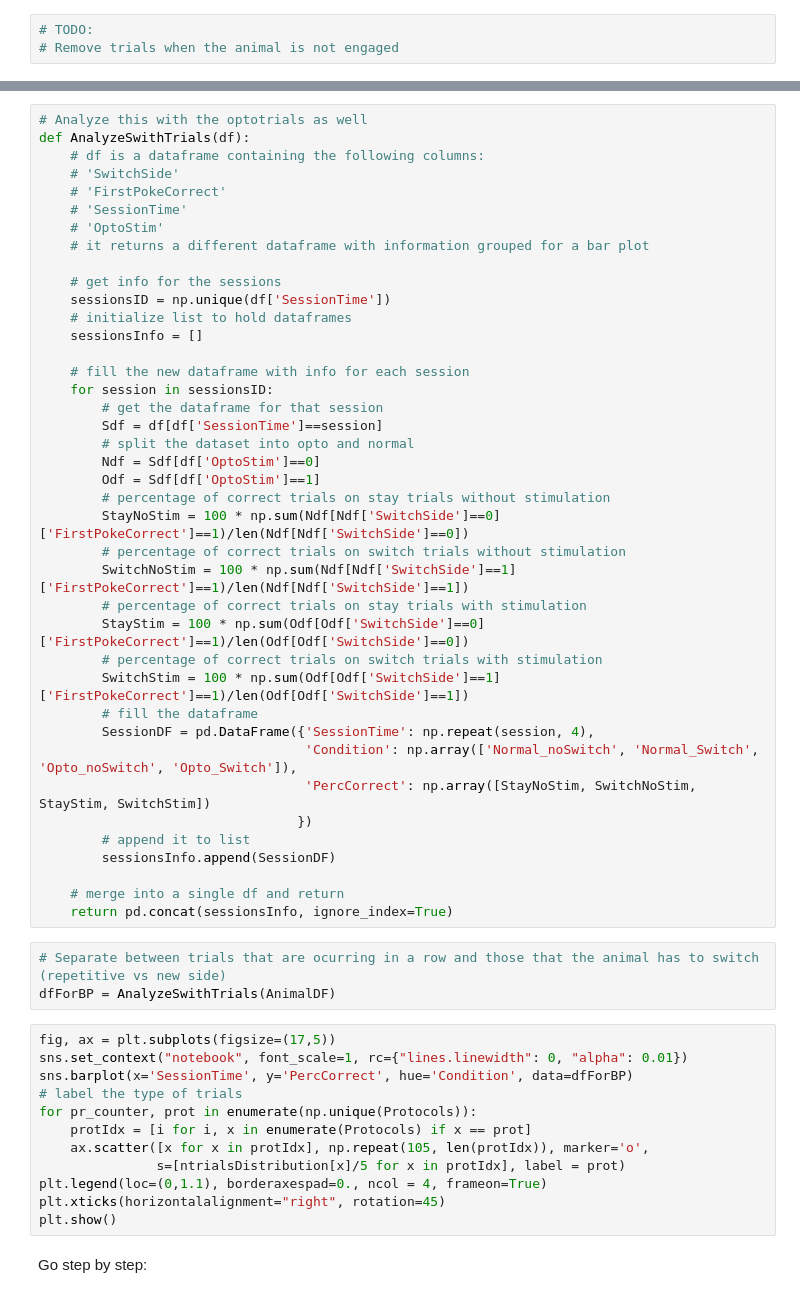
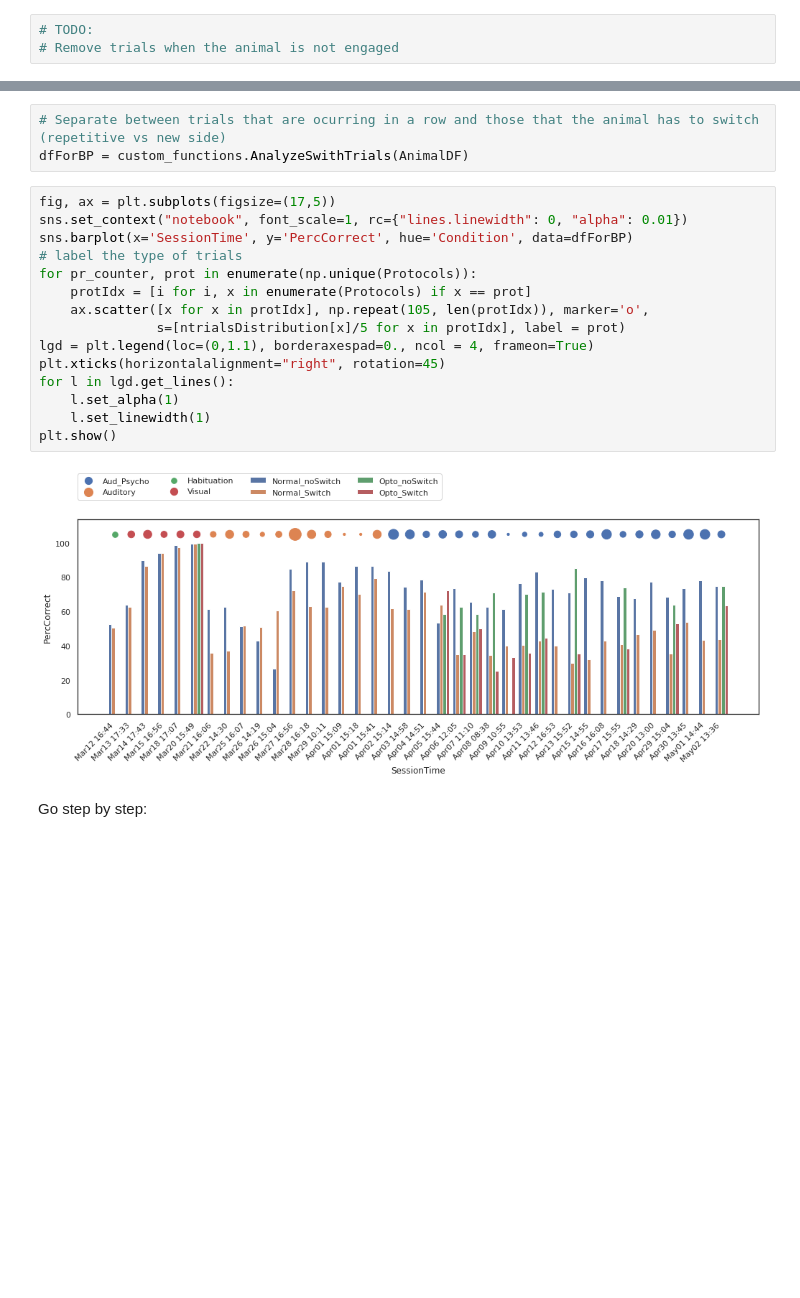
Before and after one commit to HernandoMV/BehaviouralAnalysis, a Jupyter notebook: Bpod_Analysis.ipynb, the cells around one changed output, grey strips where cells are left out. Cells and saved outputs as stored; diff of their text form; blank space fills up the shorter version.

```diff
--- a/Bpod_Analysis.ipynb
+++ b/Bpod_Analysis.ipynb
@@ -367,61 +367,26 @@ plt.savefig(outputDir + AnimalID + '_CumulativePerformance.pdf',
 plt.show()
 # %% [output]
 [figure]
-# %%
-# Analyze this with the optotrials as well
-def AnalyzeSwithTrials(df):
-    # df is a dataframe containing the following columns:
-    # 'SwitchSide'
-    # 'FirstPokeCorrect'
-    # 'SessionTime'
-    # 'OptoStim'
-    # it returns a different dataframe with information grouped for a bar plot
-
-    # get info for the sessions
-    sessionsID = np.unique(df['SessionTime'])
-    # initialize list to hold dataframes
-    sessionsInfo = []
-
-    # fill the new dataframe with info for each session
-    for session in sessionsID:
-        # get the dataframe for that session
-        Sdf = df[df['SessionTime']==session]
-        # split the dataset into opto and normal
-        Ndf = Sdf[df['OptoStim']==0]
-        Odf = Sdf[df['OptoStim']==1]
-        # percentage of correct trials on stay trials without stimulation
-        StayNoStim = 100 * np.sum(Ndf[Ndf['SwitchSide']==0]['FirstPokeCorrect']==1)/len(Ndf[Ndf['SwitchSide']==0])
-        # percentage of correct trials on switch trials without stimulation
-        SwitchNoStim = 100 * np.sum(Ndf[Ndf['SwitchSide']==1]['FirstPokeCorrect']==1)/len(Ndf[Ndf['SwitchSide']==1])
-        # percentage of correct trials on stay trials with stimulation
-        StayStim = 100 * np.sum(Odf[Odf['SwitchSide']==0]['FirstPokeCorrect']==1)/len(Odf[Odf['SwitchSide']==0])
-        # percentage of correct trials on switch trials with stimulation
-        SwitchStim = 100 * np.sum(Odf[Odf['SwitchSide']==1]['FirstPokeCorrect']==1)/len(Odf[Odf['SwitchSide']==1])
-        # fill the dataframe
-        SessionDF = pd.DataFrame({'SessionTime': np.repeat(session, 4),
-                                  'Condition': np.array(['Normal_noSwitch', 'Normal_Switch', 'Opto_noSwitch', 'Opto_Switch']),
-                                  'PercCorrect': np.array([StayNoStim, SwitchNoStim, StayStim, SwitchStim])
-                                 })
-        # append it to list
-        sessionsInfo.append(SessionDF)
-
-    # merge into a single df and return
-    return pd.concat(sessionsInfo, ignore_index=True)
 # %%
 # Separate between trials that are ocurring in a row and those that the animal has to switch (repetitive vs new side)
-dfForBP = AnalyzeSwithTrials(AnimalDF)
+dfForBP = custom_functions.AnalyzeSwithTrials(AnimalDF)
 # %%
 fig, ax = plt.subplots(figsize=(17,5))
 sns.set_context("notebook", font_scale=1, rc={"lines.linewidth": 0, "alpha": 0.01})
 sns.barplot(x='SessionTime', y='PercCorrect', hue='Condition', data=dfForBP)
 # label the type of trials
 for pr_counter, prot in enumerate(np.unique(Protocols)):
     protIdx = [i for i, x in enumerate(Protocols) if x == prot]
     ax.scatter([x for x in protIdx], np.repeat(105, len(protIdx)), marker='o',
                s=[ntrialsDistribution[x]/5 for x in protIdx], label = prot)
-plt.legend(loc=(0,1.1), borderaxespad=0., ncol = 4, frameon=True)
+lgd = plt.legend(loc=(0,1.1), borderaxespad=0., ncol = 4, frameon=True)
 plt.xticks(horizontalalignment="right", rotation=45)
+for l in lgd.get_lines():
+    l.set_alpha(1)
+    l.set_linewidth(1)
 plt.show()
+# %% [output]
+[figure, added]
 # %% [markdown]
 
 
```
Also changed, not shown: parts of 1 cell of this notebook, 1 other file.
